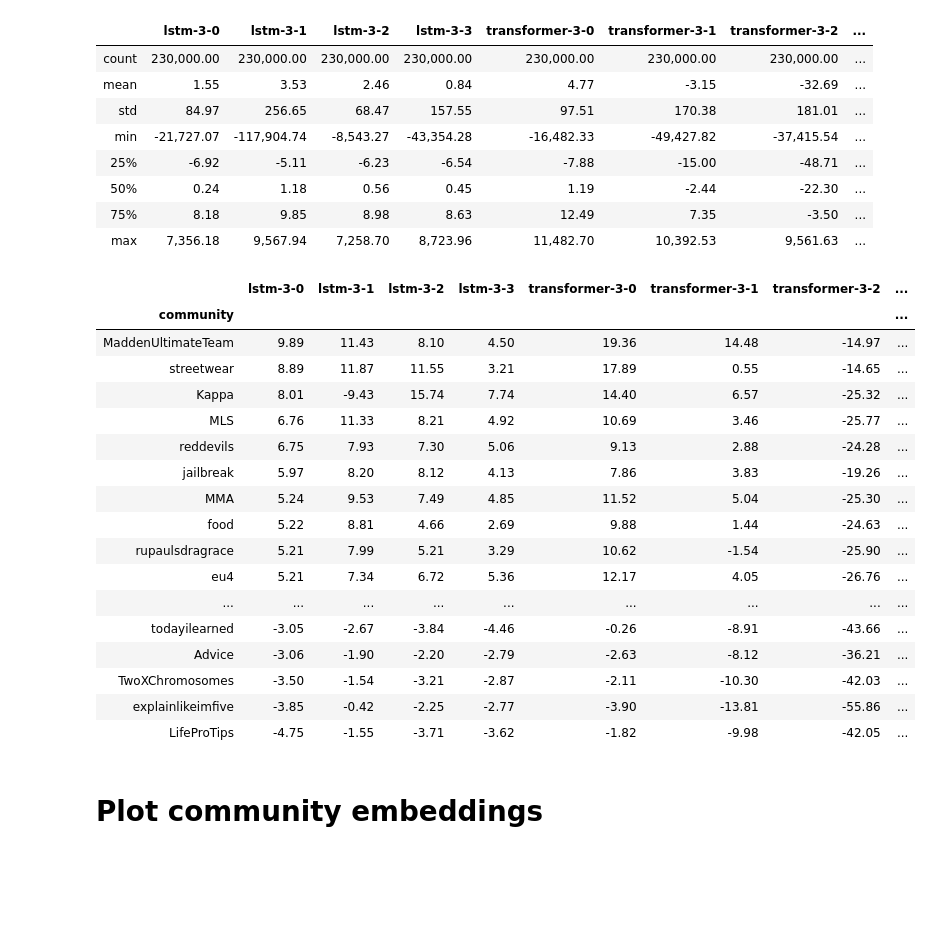
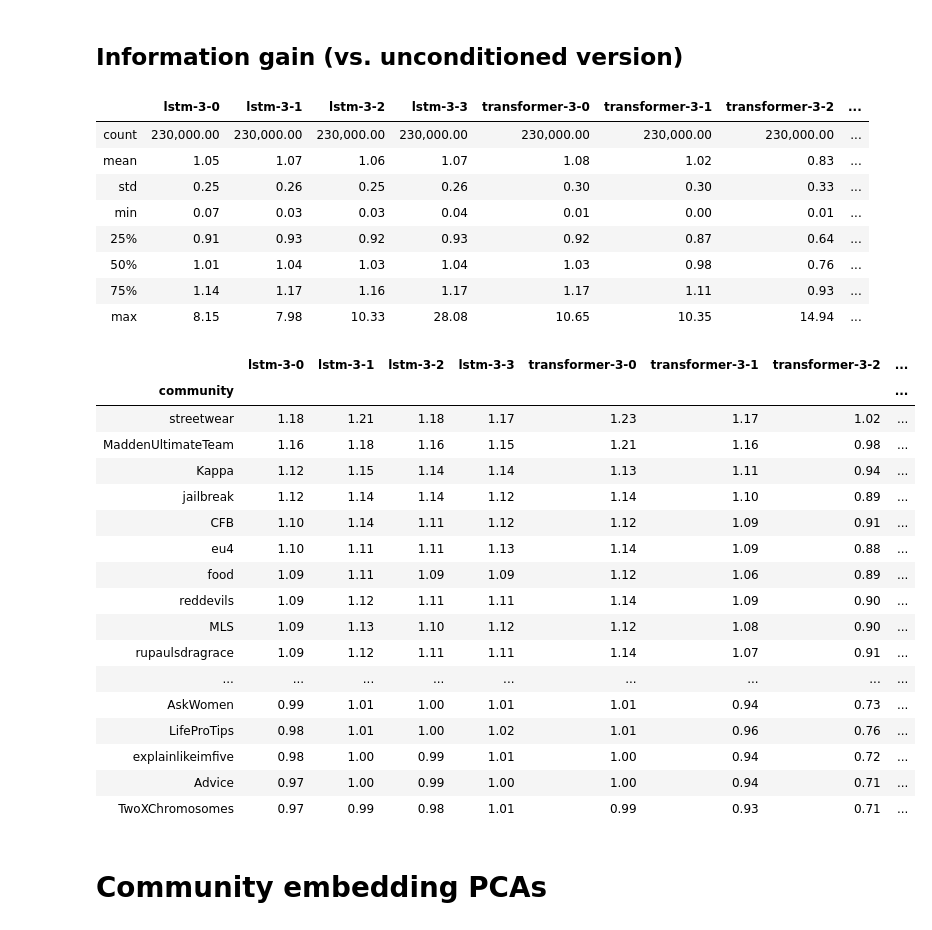
Before and after one commit to GU-CLASP/CommunityConditionedLM, a Jupyter notebook: Analysis.ipynb, the cells around one changed output. Drawn from its saved outputs; the diff is of its cells as text; code cells hidden in the pictures; blank space fills up the shorter version.

```diff
--- a/Analysis.ipynb
+++ b/Analysis.ipynb
@@ -10,7 +38,0 @@ model_dir = 'model/reddit2015'
-# %%
-# Load the results created by `eval_lm test_perplexity`
-results_file = os.path.join(model_dir, 'test_ppl.pickle')
-if os.path.exists(results_file):
-    df_ppl = pd.read_pickle(results_file)
-
-models = [name for name in list(df.columns) if not name in ('community', 'comment')]
@@ -71,44 +75,43 @@ df_ppl.groupby('community').mean().sort_values('lstm-3')
+# %% [markdown]
+## Information gain (vs. unconditioned version)
 # %%
-# Information gain in the conditioned models
 conditioned_lstms = [f'lstm-3-{i}' for i in range(4)]
 conditioned_transformers = [f'transformer-3-{i}' for i in range(4)]
 df_info_gain = pd.concat([
-        df_ppl[conditioned_lstms].apply(lambda x:df_ppl['lstm-3'] - x, axis=0),
-        df_ppl[conditioned_transformers].apply(lambda x:df_ppl['transformer-3'] - x, axis=0)
+        df_ppl[conditioned_lstms].apply(lambda x:df_ppl['lstm-3'] / x, axis=0),
+        df_ppl[conditioned_transformers].apply(lambda x:df_ppl['transformer-3'] / x, axis=0)
     ], axis=1)
 df_info_gain.describe()
 # %% [output]
 |  | lstm-3-0 | lstm-3-1 | lstm-3-2 | lstm-3-3 | transformer-3-0 | transformer-3-1 | transformer-3-2 | ... |
 | count | 230,000.00 | 230,000.00 | 230,000.00 | 230,000.00 | 230,000.00 | 230,000.00 | 230,000.00 | ... |
-| mean | 1.55 | 3.53 | 2.46 | 0.84 | 4.77 | -3.15 | -32.69 | ... |
-| std | 84.97 | 256.65 | 68.47 | 157.55 | 97.51 | 170.38 | 181.01 | ... |
-| min | -21,727.07 | -117,904.74 | -8,543.27 | -43,354.28 | -16,482.33 | -49,427.82 | -37,415.54 | ... |
-| 25% | -6.92 | -5.11 | -6.23 | -6.54 | -7.88 | -15.00 | -48.71 | ... |
-| 50% | 0.24 | 1.18 | 0.56 | 0.45 | 1.19 | -2.44 | -22.30 | ... |
-| 75% | 8.18 | 9.85 | 8.98 | 8.63 | 12.49 | 7.35 | -3.50 | ... |
-| max | 7,356.18 | 9,567.94 | 7,258.70 | 8,723.96 | 11,482.70 | 10,392.53 | 9,561.63 | ... |
+| mean | 1.05 | 1.07 | 1.06 | 1.07 | 1.08 | 1.02 | 0.83 | ... |
+| std | 0.25 | 0.26 | 0.25 | 0.26 | 0.30 | 0.30 | 0.33 | ... |
+| min | 0.07 | 0.03 | 0.03 | 0.04 | 0.01 | 0.00 | 0.01 | ... |
+| 25% | 0.91 | 0.93 | 0.92 | 0.93 | 0.92 | 0.87 | 0.64 | ... |
+| 50% | 1.01 | 1.04 | 1.03 | 1.04 | 1.03 | 0.98 | 0.76 | ... |
+| 75% | 1.14 | 1.17 | 1.16 | 1.17 | 1.17 | 1.11 | 0.93 | ... |
+| max | 8.15 | 7.98 | 10.33 | 28.08 | 10.65 | 10.35 | 14.94 | ... |
 # %%
-# Information gain by community
-df_info_gain['community'] = df['community']
+# Mean information gain by community
+df_info_gain['community'] = df_ppl['community']
 df_info_gain.groupby('community').mean().sort_values('lstm-3-0', ascending=False)
 # %% [output]
 |  | lstm-3-0 | lstm-3-1 | lstm-3-2 | lstm-3-3 | transformer-3-0 | transformer-3-1 | transformer-3-2 | ... |
 | community |  |  |  |  |  |  |  | ... |
-| MaddenUltimateTeam | 9.89 | 11.43 | 8.10 | 4.50 | 19.36 | 14.48 | -14.97 | ... |
-| streetwear | 8.89 | 11.87 | 11.55 | 3.21 | 17.89 | 0.55 | -14.65 | ... |
-| Kappa | 8.01 | -9.43 | 15.74 | 7.74 | 14.40 | 6.57 | -25.32 | ... |
-| MLS | 6.76 | 11.33 | 8.21 | 4.92 | 10.69 | 3.46 | -25.77 | ... |
-| reddevils | 6.75 | 7.93 | 7.30 | 5.06 | 9.13 | 2.88 | -24.28 | ... |
-| jailbreak | 5.97 | 8.20 | 8.12 | 4.13 | 7.86 | 3.83 | -19.26 | ... |
-| MMA | 5.24 | 9.53 | 7.49 | 4.85 | 11.52 | 5.04 | -25.30 | ... |
-| food | 5.22 | 8.81 | 4.66 | 2.69 | 9.88 | 1.44 | -24.63 | ... |
-| rupaulsdragrace | 5.21 | 7.99 | 5.21 | 3.29 | 10.62 | -1.54 | -25.90 | ... |
-| eu4 | 5.21 | 7.34 | 6.72 | 5.36 | 12.17 | 4.05 | -26.76 | ... |
+| streetwear | 1.18 | 1.21 | 1.18 | 1.17 | 1.23 | 1.17 | 1.02 | ... |
+| MaddenUltimateTeam | 1.16 | 1.18 | 1.16 | 1.15 | 1.21 | 1.16 | 0.98 | ... |
+| Kappa | 1.12 | 1.15 | 1.14 | 1.14 | 1.13 | 1.11 | 0.94 | ... |
+| jailbreak | 1.12 | 1.14 | 1.14 | 1.12 | 1.14 | 1.10 | 0.89 | ... |
+| CFB | 1.10 | 1.14 | 1.11 | 1.12 | 1.12 | 1.09 | 0.91 | ... |
+| eu4 | 1.10 | 1.11 | 1.11 | 1.13 | 1.14 | 1.09 | 0.88 | ... |
+| food | 1.09 | 1.11 | 1.09 | 1.09 | 1.12 | 1.06 | 0.89 | ... |
+| reddevils | 1.09 | 1.12 | 1.11 | 1.11 | 1.14 | 1.09 | 0.90 | ... |
+| MLS | 1.09 | 1.13 | 1.10 | 1.12 | 1.12 | 1.08 | 0.90 | ... |
+| rupaulsdragrace | 1.09 | 1.12 | 1.11 | 1.11 | 1.14 | 1.07 | 0.91 | ... |
 | ... | ... | ... | ... | ... | ... | ... | ... | ... |
-| todayilearned | -3.05 | -2.67 | -3.84 | -4.46 | -0.26 | -8.91 | -43.66 | ... |
-| Advice | -3.06 | -1.90 | -2.20 | -2.79 | -2.63 | -8.12 | -36.21 | ... |
-| TwoXChromosomes | -3.50 | -1.54 | -3.21 | -2.87 | -2.11 | -10.30 | -42.03 | ... |
-| explainlikeimfive | -3.85 | -0.42 | -2.25 | -2.77 | -3.90 | -13.81 | -55.86 | ... |
-| LifeProTips | -4.75 | -1.55 | -3.71 | -3.62 | -1.82 | -9.98 | -42.05 | ... |
+| AskWomen | 0.99 | 1.01 | 1.00 | 1.01 | 1.01 | 0.94 | 0.73 | ... |
+| LifeProTips | 0.98 | 1.01 | 1.00 | 1.02 | 1.01 | 0.96 | 0.76 | ... |
+| explainlikeimfive | 0.98 | 1.00 | 0.99 | 1.01 | 1.00 | 0.94 | 0.72 | ... |
+| Advice | 0.97 | 1.00 | 0.99 | 1.00 | 1.00 | 0.94 | 0.71 | ... |
+| TwoXChromosomes | 0.97 | 0.99 | 0.98 | 1.01 | 0.99 | 0.93 | 0.71 | ... |
-# %% [markdown]
-# Plot community embeddings
@@ -121,0 +118,2 @@ w_auth = np.load('model/reddit2015/comm_author_embed_svd16dim.20iter.npy')
+# %% [markdown]
+# Community embedding PCAs
```
Also changed, not shown: parts of 86 cells of this notebook.
